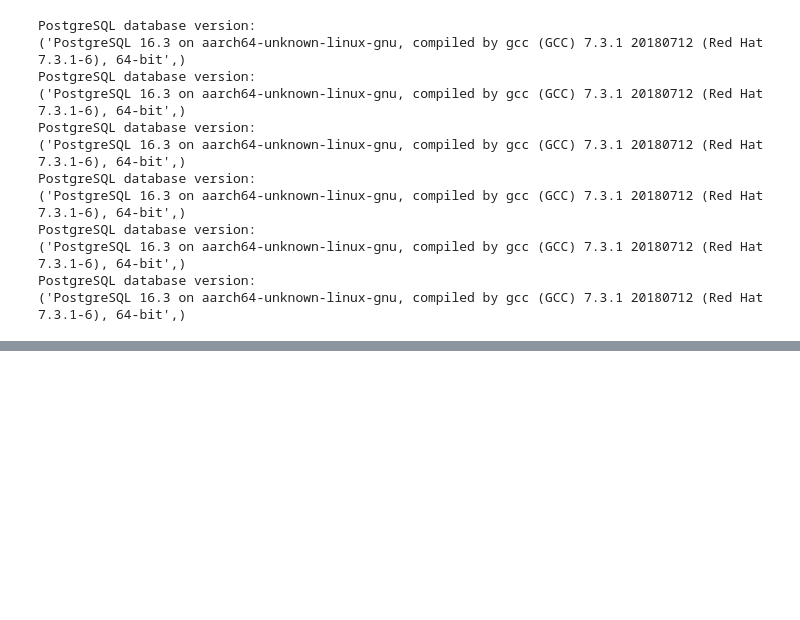
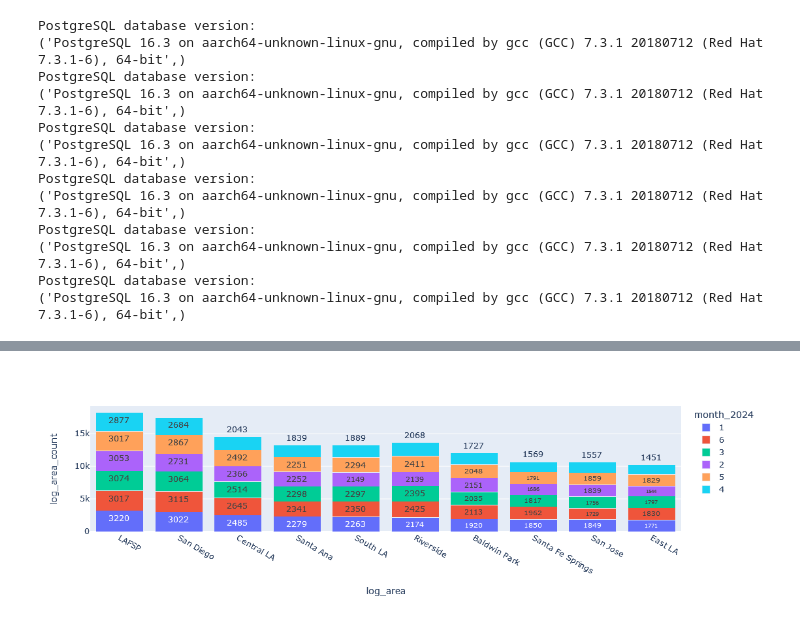
Before and after one commit to DaH7/CHP-Traffic-Analytics, a Jupyter notebook: Incident_Count_Graphs_traffic.ipynb, the cells around one changed output, grey strips where cells are left out. Drawn from its saved outputs; the diff is of its cells as text; code cells hidden in the pictures; blank space fills up the shorter version.

```diff
--- a/Incident_Count_Graphs_traffic.ipynb
+++ b/Incident_Count_Graphs_traffic.ipynb
@@ -165,0 +176,5 @@ top_10_df
+# %%
+fig_people = px.bar(df, x="log_area", y="log_area_count", color="month_2024", barmode="stack", text="log_area_count")
+fig_people.show()
+# %% [output]
+[figure, added]
```
Also changed, not shown: parts of 2 cells of this notebook.
